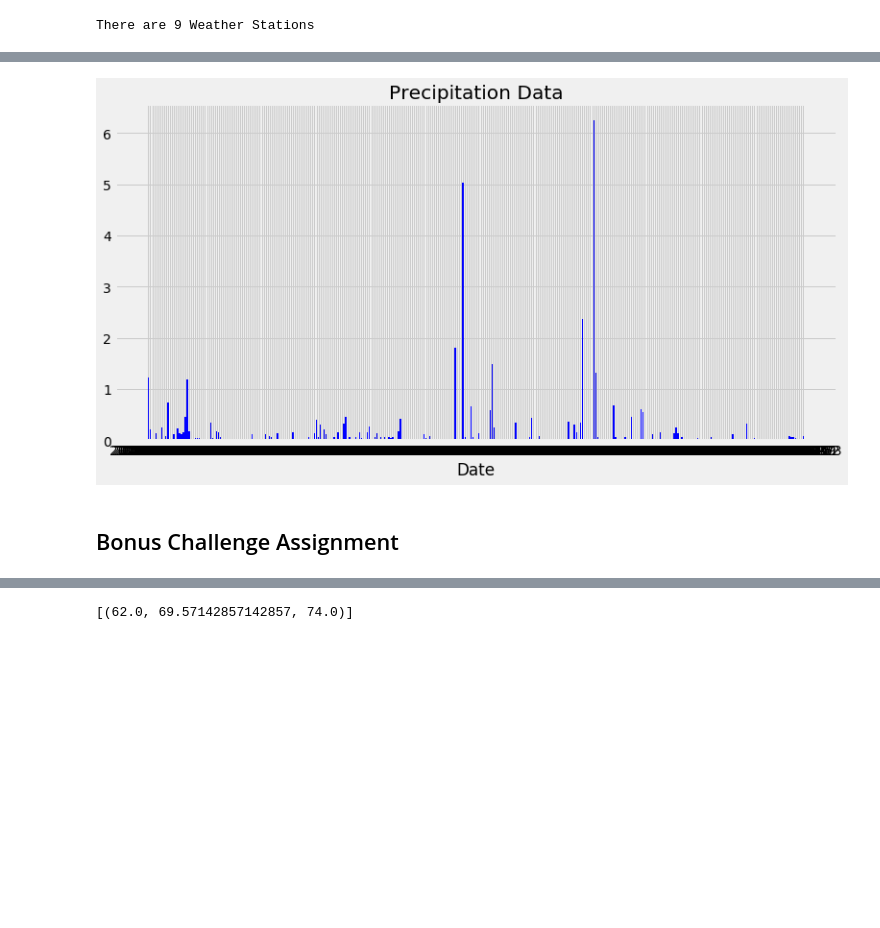
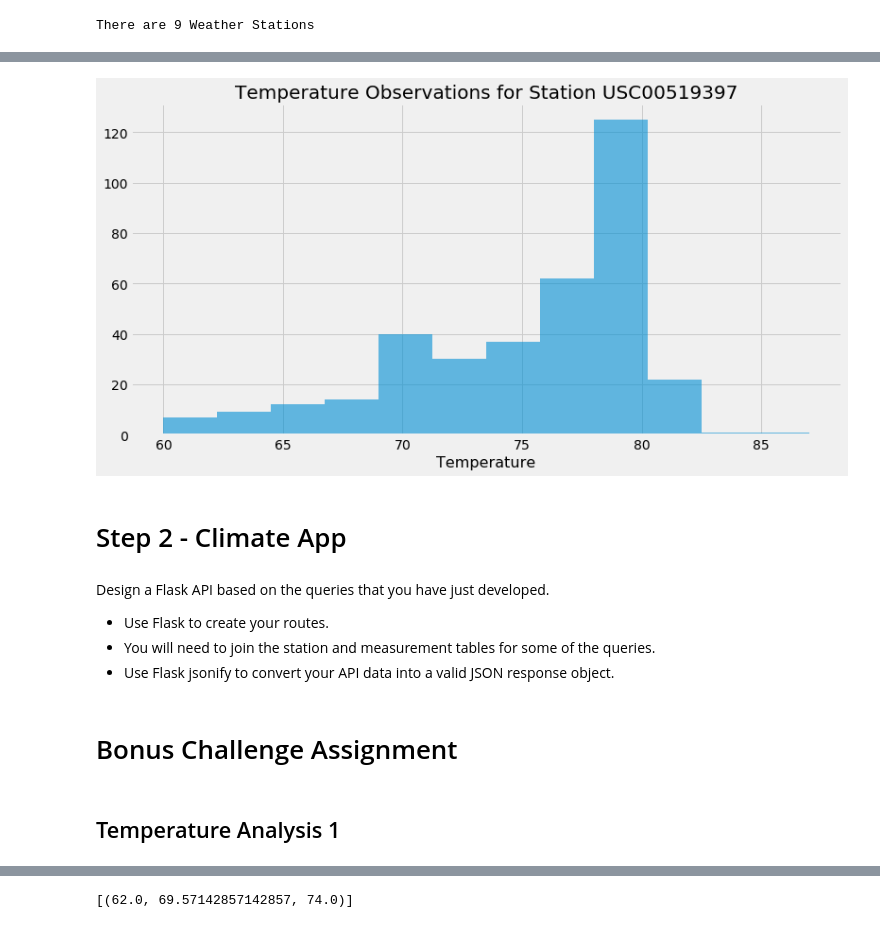
Before and after one commit to vivisantosa/Unit-10-SQLAlchemy-challenge, a Jupyter notebook: climate_starter.ipynb, the cells around one changed output, grey strips where cells are left out. Cells and saved outputs as stored; diff of their text form; code cells hidden in the pictures; blank space fills up the shorter version.

```diff
--- a/climate_starter.ipynb
+++ b/climate_starter.ipynb
@@ -222,22 +213,21 @@ prcp_data1
-# %%
-# Use Pandas Plotting with Matplotlib to plot the data
-fig, ax = plt.subplots(figsize=(12, 6))
-
-x_axis = np.arange(len(prcp_data1))
-tick_locations = [value for value in x_axis]
-plt.xticks(tick_locations, prcp_data1.index.tolist())
-
-
-plt.bar(x_axis, prcp_data1["prcp"], color="b",
-        align="center", width=.7, bottom=None)
-
-plt.title("Precipitation Data")
-plt.xlabel("Date")
-#plt.ylabel("total number of Mice Observation")
-
-#plt.savefig("../Images/Bar2.png")
-plt.show()
-# %% [output]
-[figure, removed]
+# %%
+#plot the results as a histogram
+fig, ax = plt.subplots(figsize=(12, 6))
+plt.hist(HotStTemp_df['tobs'], bins=12, alpha=.6)
+plt.title("Temperature Observations for Station " + HotStation, fontsize=20)
+plt.xlabel("Temperature", fontsize=16)
+plt.savefig("Graphs/Unit10-2.png")
+plt.show()
+# %% [output]
+[figure, added]
+# %% [markdown]
+# Step 2 - Climate App
+# %% [markdown]
+Design a Flask API based on the queries that you have just developed.
+- Use Flask to create your routes.
+- You will need to join the station and measurement tables for some of the queries.
+- Use Flask jsonify to convert your API data into a valid JSON response object.
 # %% [markdown]
-## Bonus Challenge Assignment
+# Bonus Challenge Assignment
+# %% [markdown]
+## Temperature Analysis 1
```
Also changed, not shown: parts of 49 cells of this notebook, 8 other files.
